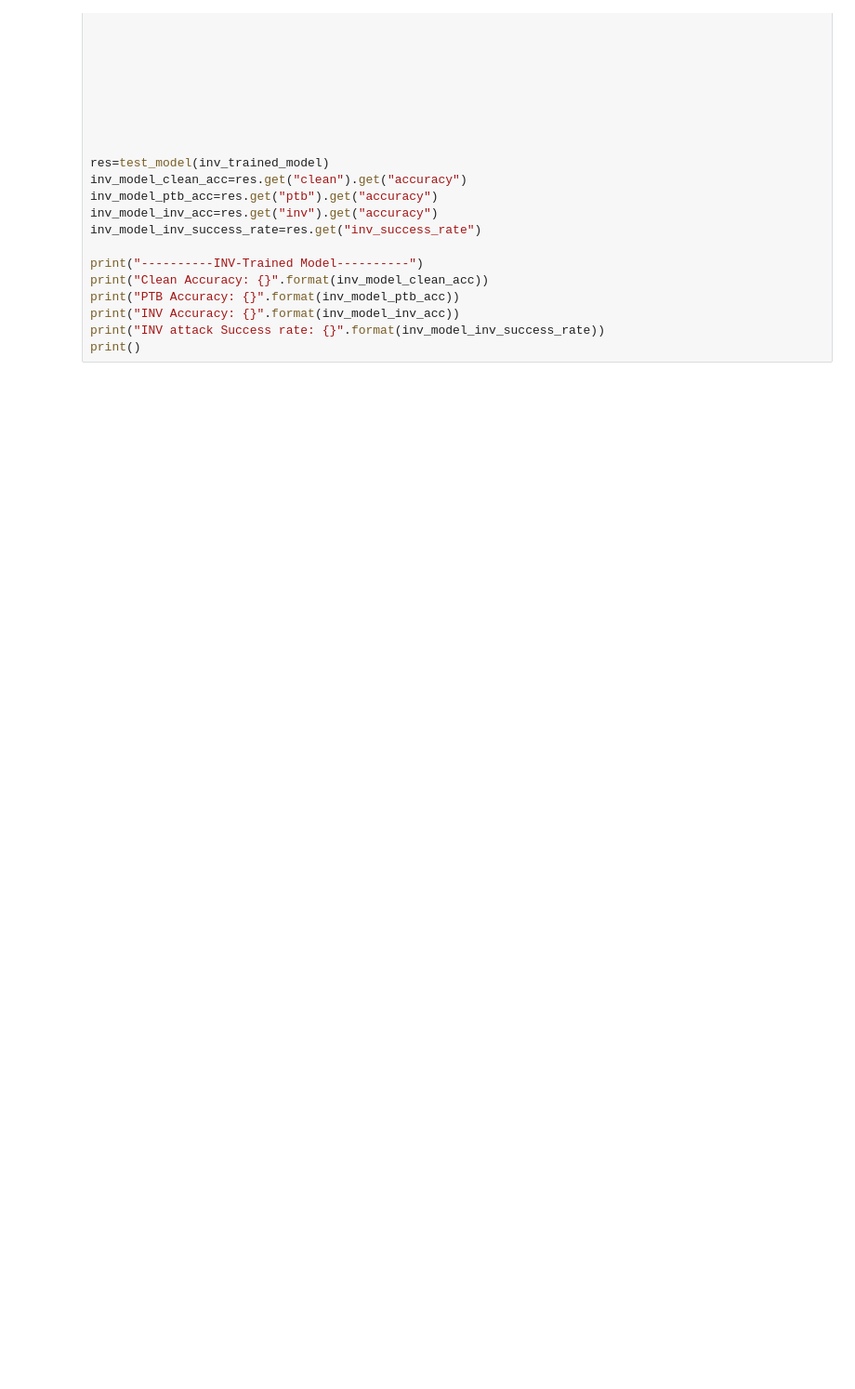
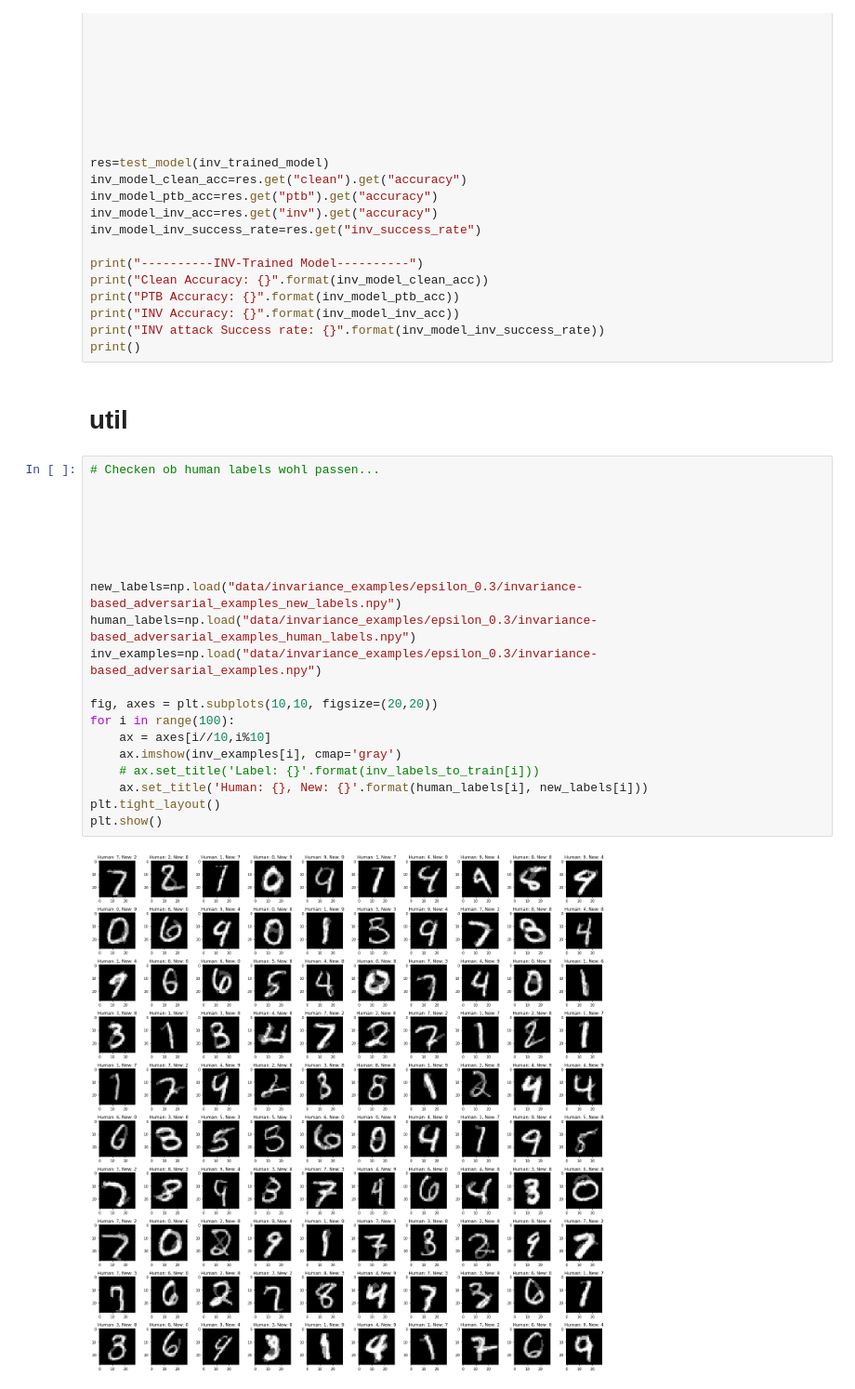
Before and after one commit to rolandr97/bachelorthesis, a Jupyter notebook: Test.ipynb, the cells around one changed output. Shown at 93% size. Cells and saved outputs as stored; diff of their text form; blank space fills up the shorter version.

```diff
--- a/Test.ipynb
+++ b/Test.ipynb
@@ -1264,3 +1466,27 @@ print("PTB Accuracy: {}".format(inv_model_ptb_acc))
 print("INV Accuracy: {}".format(inv_model_inv_acc))
 print("INV attack Success rate: {}".format(inv_model_inv_success_rate))
 print()
+# %% [markdown]
+# util
+# %%
+# Checken ob human labels wohl passen...
+
+
+
+
+
+
+new_labels=np.load("data/invariance_examples/epsilon_0.3/invariance-based_adversarial_examples_new_labels.npy")
+human_labels=np.load("data/invariance_examples/epsilon_0.3/invariance-based_adversarial_examples_human_labels.npy")
+inv_examples=np.load("data/invariance_examples/epsilon_0.3/invariance-based_adversarial_examples.npy")
+
+fig, axes = plt.subplots(10,10, figsize=(20,20))
+for i in range(100):
+    ax = axes[i//10,i%10]
+    ax.imshow(inv_examples[i], cmap='gray')
+    # ax.set_title('Label: {}'.format(inv_labels_to_train[i]))
+    ax.set_title('Human: {}, New: {}'.format(human_labels[i], new_labels[i]))
+plt.tight_layout()
+plt.show()
+# %% [output]
+[figure, added]
```
Also changed, not shown: parts of 5 cells of this notebook, 10 other files.
